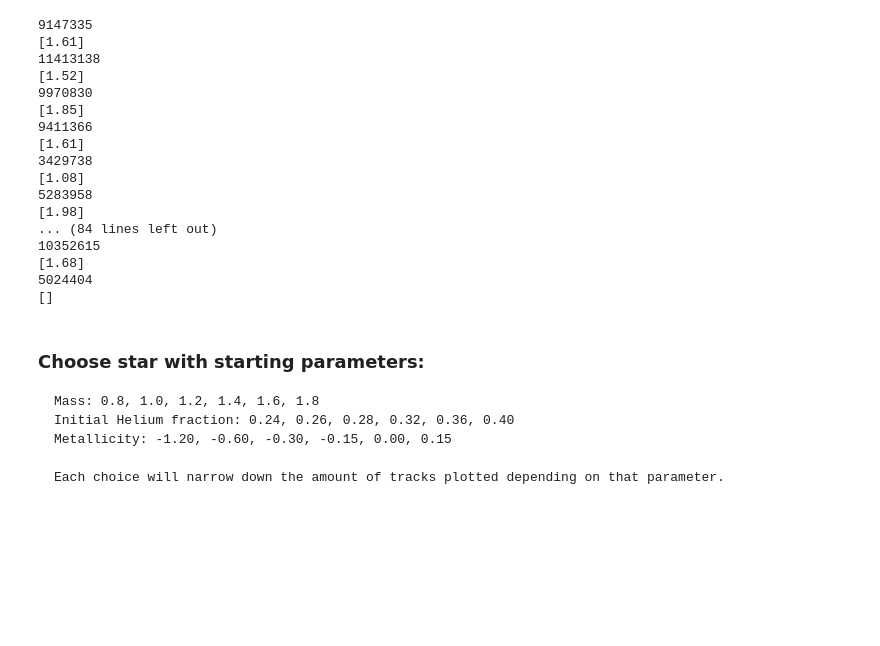
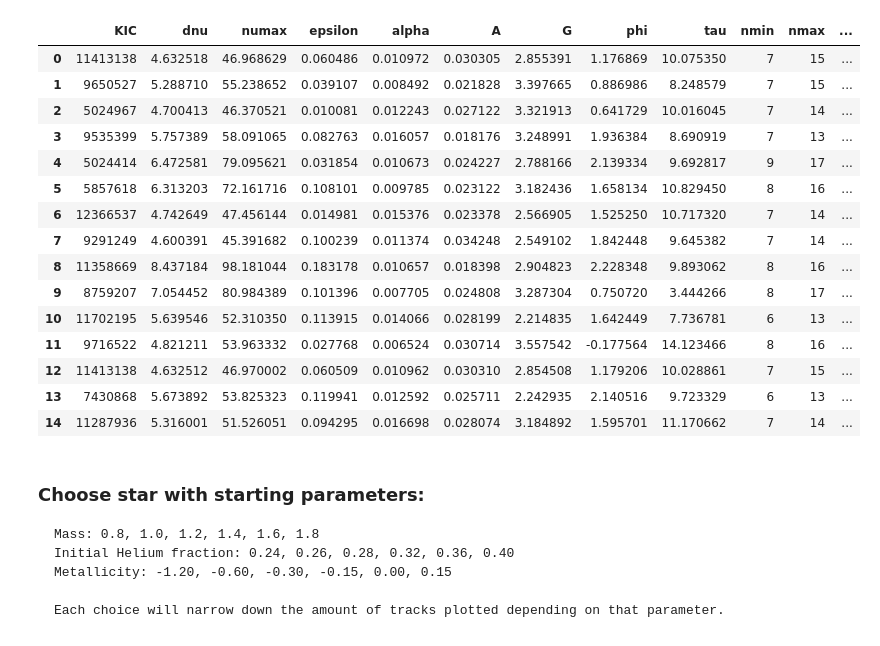
Before and after one commit to daw538/y4project, a Jupyter notebook: JoshFiles/comparison-hydra.ipynb, the cells around one changed output. Drawn from its saved outputs; the diff is of its cells as text; code cells hidden in the pictures; blank space fills up the shorter version.

```diff
--- a/JoshFiles/comparison-hydra.ipynb
+++ b/JoshFiles/comparison-hydra.ipynb
@@ -22,57 +22,66 @@ def model(n, dnu, numax, epsilon, alpha, A, G, phi, tau):
 # %%
 dirr = "../data/models/"
 starIPs = sorted(os.listdir(dirr))
 #print(starIPs)
 #print(starIPs[0])
 data_files = {}
 files = [glob.glob(dirr + i + '/*.data') for i in starIPs]
 data_files = dict((starIPs[i], pd.read_csv(str(files[i][0]),
                                            skiprows=5, delim_whitespace=True)) for i in range(len(starIPs)))
 output = ''
 
 df_met = pd.read_csv('../data/APOKASCfull.csv')
 
-df_stanstars = pd.read_csv('../Dan_notebooks/hydra/tau_models.csv', names = ['kic', 'dnu',
+df_stanstars = pd.read_csv('../data/stanfits/tau_models_200.csv', names = ['KIC', 'dnu',
                                          'numax', 'epsilon', 'alpha', 'A', 'G', 'phi', 'tau'])
-df_stanstars['kic'] = df_stanstars['kic'].astype(int)
+df_stanstars['KIC'] = df_stanstars['KIC'].astype(int)
 
 nmins = []
 nmaxs = []
 masses = []
 metses = []
-for i, j in zip(df_stanstars.kic.values, range(len(df_stanstars.kic.values))):
+for i, j in zip(df_stanstars.KIC.values, range(len(df_stanstars.KIC.values))):
     modes = pd.read_csv('../data/rgbmodes/modes_'+str(i)+'.csv', usecols=['f0', 'f0_err'])
     modes = modes.sort_values(by=['f0'])
     modes = modes.set_index(np.arange(0,len(modes),1))
     n_min = int(modes['f0'].min() / np.mean((modes['f0'].diff(2).shift(-1))/2))
     n_max = n_min+len(modes)
     nmins.append(n_min)
     nmaxs.append(n_max)
-    print(i)
-    print(df_met.loc[(df_met['KIC'] == i)].M1.values)
-    #masses.append(df_met.loc[(df_met['KIC'] == i)].M1)
-    #metses
+    #print(i)
+    #print(df_met.loc[(df_met['KIC'] == i)].M1.values)
+    if not df_met.loc[(df_met['KIC'] == i)].M1.values:
+        masses.append(np.nan)
+    else:
+        masses.append(df_met.loc[(df_met['KIC'] == i)].M1.values[0])
+    if not df_met.loc[(df_met['KIC'] == i)]['[M/H]2'].values:
+        metses.append(np.nan)
+    else:
+        metses.append(df_met.loc[(df_met['KIC'] == i)]['[M/H]2'].values[0])
 
 df_stanstars['nmin'] = nmins
 df_stanstars['nmax'] = nmaxs
+df_stanstars['IMass'] = masses
+df_stanstars['Metallicity'] = metses
+
+df_stanstars.head(15)
 # %% [output]
-9147335
-[1.61]
-11413138
-[1.52]
-9970830
-[1.85]
-9411366
-[1.61]
-3429738
-[1.08]
-5283958
-[1.98]
-... (84 lines left out)
-10352615
-[1.68]
-5024404
-[]
+|  | KIC | dnu | numax | epsilon | alpha | A | G | phi | tau | nmin | nmax | ... |
+| 0 | 11413138 | 4.632518 | 46.968629 | 0.060486 | 0.010972 | 0.030305 | 2.855391 | 1.176869 | 10.075350 | 7 | 15 | ... |
+| 1 | 9650527 | 5.288710 | 55.238652 | 0.039107 | 0.008492 | 0.021828 | 3.397665 | 0.886986 | 8.248579 | 7 | 15 | ... |
+| 2 | 5024967 | 4.700413 | 46.370521 | 0.010081 | 0.012243 | 0.027122 | 3.321913 | 0.641729 | 10.016045 | 7 | 14 | ... |
+| 3 | 9535399 | 5.757389 | 58.091065 | 0.082763 | 0.016057 | 0.018176 | 3.248991 | 1.936384 | 8.690919 | 7 | 13 | ... |
+| 4 | 5024414 | 6.472581 | 79.095621 | 0.031854 | 0.010673 | 0.024227 | 2.788166 | 2.139334 | 9.692817 | 9 | 17 | ... |
+| 5 | 5857618 | 6.313203 | 72.161716 | 0.108101 | 0.009785 | 0.023122 | 3.182436 | 1.658134 | 10.829450 | 8 | 16 | ... |
+| 6 | 12366537 | 4.742649 | 47.456144 | 0.014981 | 0.015376 | 0.023378 | 2.566905 | 1.525250 | 10.717320 | 7 | 14 | ... |
+| 7 | 9291249 | 4.600391 | 45.391682 | 0.100239 | 0.011374 | 0.034248 | 2.549102 | 1.842448 | 9.645382 | 7 | 14 | ... |
+| 8 | 11358669 | 8.437184 | 98.181044 | 0.183178 | 0.010657 | 0.018398 | 2.904823 | 2.228348 | 9.893062 | 8 | 16 | ... |
+| 9 | 8759207 | 7.054452 | 80.984389 | 0.101396 | 0.007705 | 0.024808 | 3.287304 | 0.750720 | 3.444266 | 8 | 17 | ... |
+| 10 | 11702195 | 5.639546 | 52.310350 | 0.113915 | 0.014066 | 0.028199 | 2.214835 | 1.642449 | 7.736781 | 6 | 13 | ... |
+| 11 | 9716522 | 4.821211 | 53.963332 | 0.027768 | 0.006524 | 0.030714 | 3.557542 | -0.177564 | 14.123466 | 8 | 16 | ... |
+| 12 | 11413138 | 4.632512 | 46.970002 | 0.060509 | 0.010962 | 0.030310 | 2.854508 | 1.179206 | 10.028861 | 7 | 15 | ... |
+| 13 | 7430868 | 5.673892 | 53.825323 | 0.119941 | 0.012592 | 0.025711 | 2.242935 | 2.140516 | 9.723329 | 6 | 13 | ... |
+| 14 | 11287936 | 5.316001 | 51.526051 | 0.094295 | 0.016698 | 0.028074 | 3.184892 | 1.595701 | 11.170662 | 7 | 14 | ... |
 # %%
 #%matplotlib notebook
 def plotting(mass, He, met, msg):
```
Also changed, not shown: parts of 3 cells of this notebook.
